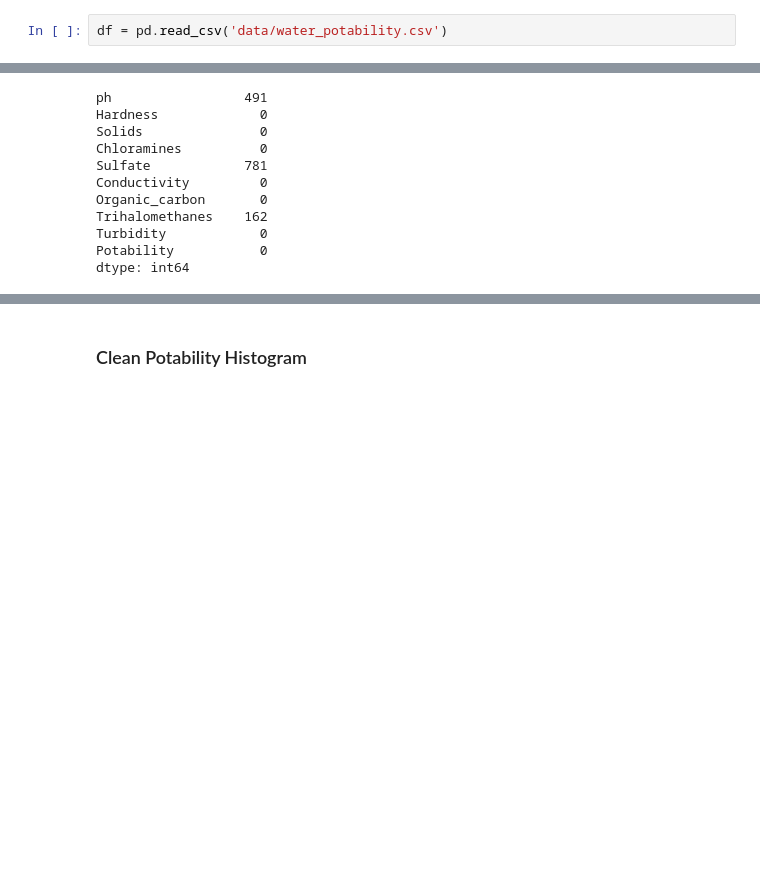
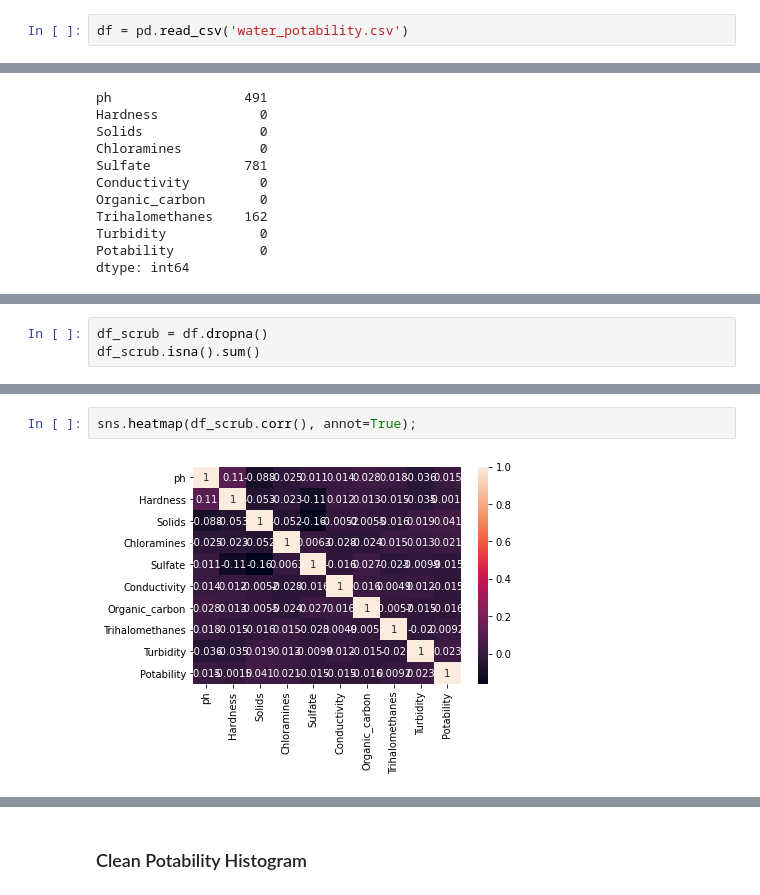
Before and after one commit to dameeech/Potabilities---Water-Quality-Evaluation, a Jupyter notebook: Phase3_Project_Notebook.ipynb, the cells around one changed output, grey strips where cells are left out. Drawn from its saved outputs; the diff is of its cells as text; blank space fills up the shorter version.

Commit message:
Add files via upload
Partially cleaned DF. Let's decide if there is more we want to do to this data set (normalizing features, etc.)

```diff
--- a/Phase3_Project_Notebook.ipynb
+++ b/Phase3_Project_Notebook.ipynb
@@ -41,7 +47,7 @@ warnings.filterwarnings('ignore')
 # %% [markdown]
 # Data Exploration and Cleaning
 # %%
-df = pd.read_csv('data/water_potability.csv')
+df = pd.read_csv('water_potability.csv')
 # %% [markdown]
 ### Raw Potability Histogram
 # %%
@@ -72,0 +77,3 @@ df1 = df.dropna()
+# %%
+df_scrub = df.dropna()
+df_scrub.isna().sum()
@@ -72,0 +92,4 @@ df1 = df.dropna()
+# %%
+sns.heatmap(df_scrub.corr(), annot=True);
+# %% [output]
+[figure, added]
```
Also changed, not shown: parts of 16 cells of this notebook.
